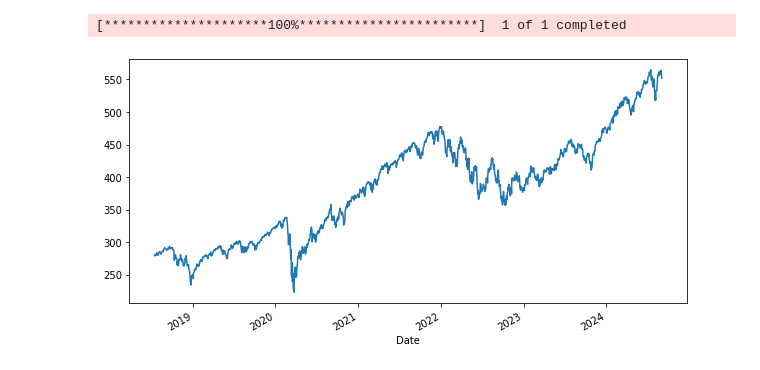
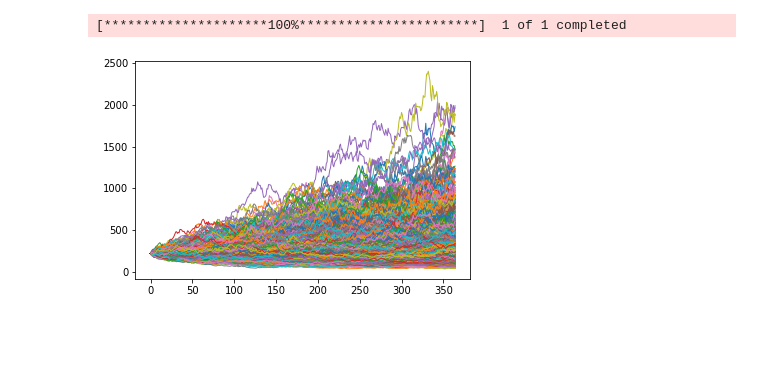
Before and after one commit to tanmaypatwardhan/MonteCarloStock, a Jupyter notebook: first.ipynb, the cells around one changed output. Drawn from its saved outputs; the diff is of its cells as text; code cells hidden in the pictures; blank space fills up the shorter version.

Commit message:
Implemented simulated returns for single shares of single stocks

```diff
--- a/first.ipynb
+++ b/first.ipynb
@@ -7,8 +9,28 @@ import yfinance as yf
-# %%
-startdate = pd.to_datetime('2018-07-15')
-enddate = pd.to_datetime(date.today())
-data = yf.download("SPY", start = startdate, end = enddate)
-data['Close'].plot(figsize=(10,5))
-# %% [output]
-[*********************100%***********************]  1 of 1 completed
-[figure, removed]
+# %%
+def getData(stock, start = "2010-01-01"):
+    data = yf.download(stock, start)
+    return data["Close"]
+
+
+def computeReturns(data, iterations, days):
+    log_return = np.log(1 + data.pct_change())
+    mu = log_return.mean()
+    var = log_return.var()
+    drift = mu - (0.5 * var)
+
+    std_dev = log_return.std()
+
+    result = np.exp(drift + std_dev * norm.rvs(size = (days, iterations)))
+    prices = np.zeros_like(result)
+    prices[0] = data.iloc[-1]
+    for i in range(1, days):
+        prices[i] = prices[i - 1] * result[i]
+
+    for i in range(prices.shape[1]):
+        plt.plot(prices[:, i], lw=1)
+
+
+computeReturns(getData("TSLA"), 1000, 365)
+# %% [output]
+[*********************100%***********************]  1 of 1 completed
+[figure, added]
```
Also changed, not shown: parts of 1 cell of this notebook.
